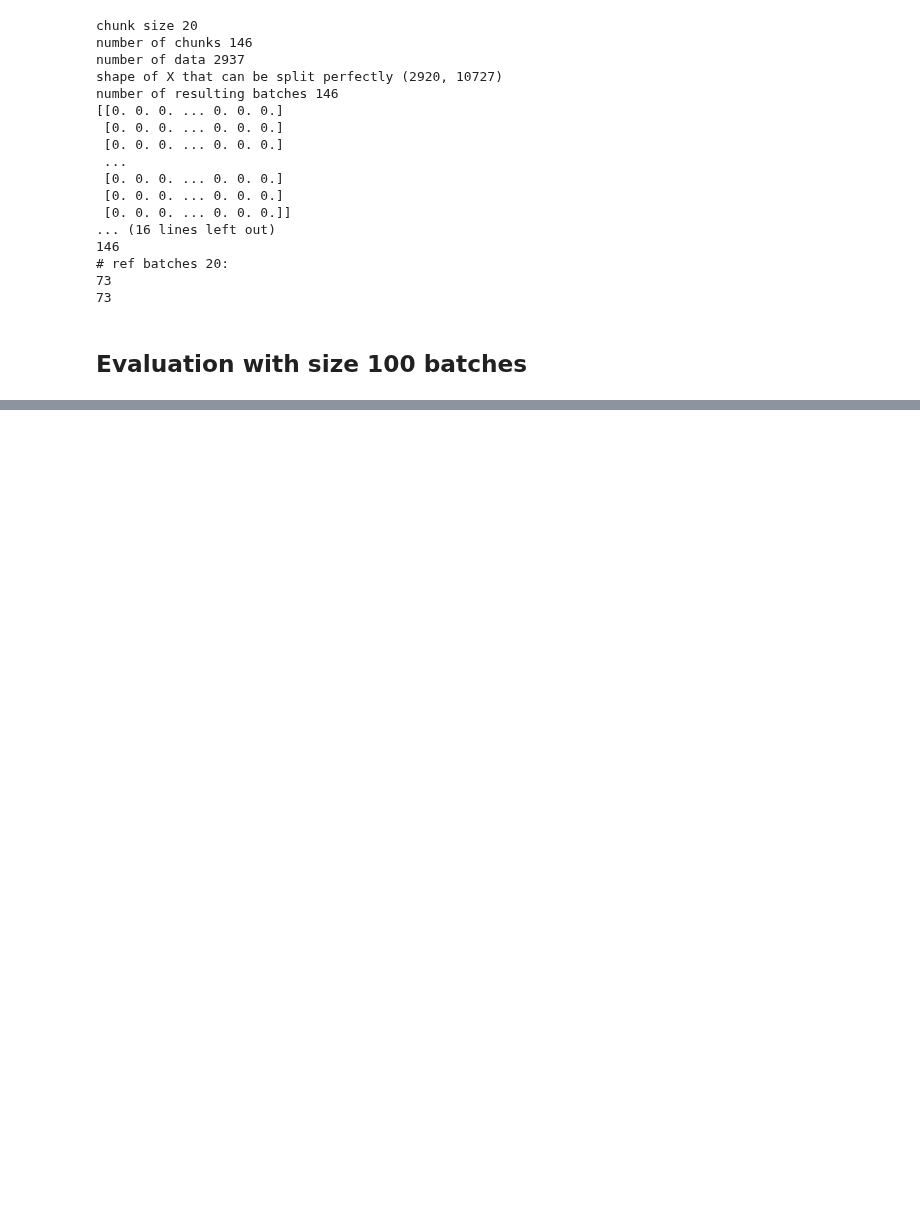
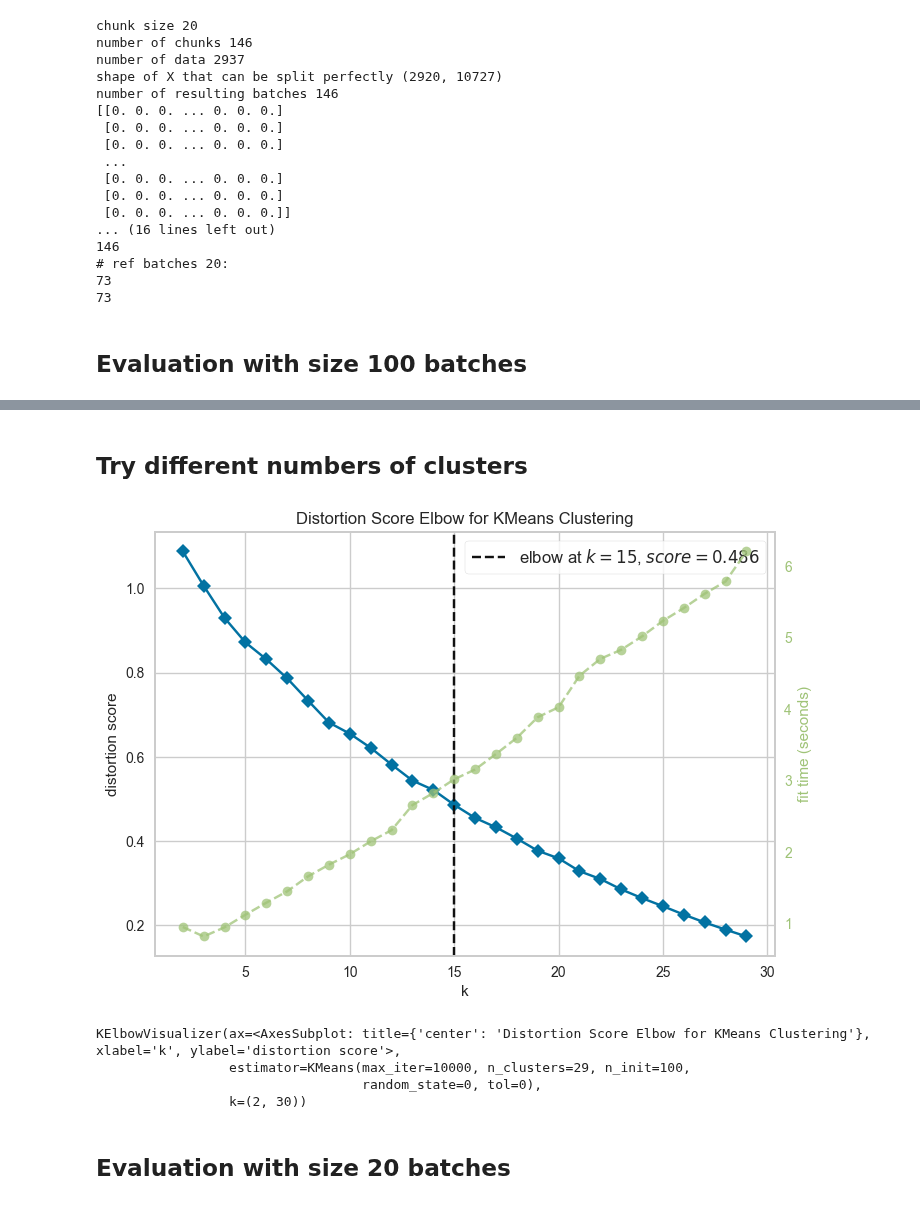
Before and after one commit to Jindrich455/clustering-drift-detection, a Jupyter notebook: mssw/mssw_spam.ipynb, the cells around one changed output, grey strips where cells are left out. Saved outputs shown, nothing was run; the diff lists cells and outputs as text; code cells hidden in the pictures; blank space fills up the shorter version.

```diff
--- a/mssw/mssw_spam.ipynb
+++ b/mssw/mssw_spam.ipynb
@@ -164,0 +226,24 @@ something
+# %% [markdown]
+## Try different numbers of clusters
+# %%
+from yellowbrick.cluster.elbow import kelbow_visualizer
+from yellowbrick.datasets.loaders import load_nfl
+from sklearn.cluster import KMeans
+
+
+kmeans = KMeans(
+    n_init=100,
+    max_iter=10000,
+    tol=0,
+    random_state=0
+)
+
+kelbow_visualizer(kmeans, weighted_joined_reference_data_50, k=(2, 30))
+# %% [output]
+[figure, added]
+KElbowVisualizer(ax=<AxesSubplot: title={'center': 'Distortion Score Elbow for KMeans Clustering'}, xlabel='k', ylabel='distortion score'>,
+                 estimator=KMeans(max_iter=10000, n_clusters=29, n_init=100,
+                                  random_state=0, tol=0),
+                 k=(2, 30))
+# %% [markdown]
+## Evaluation with size 20 batches
```
Also changed, not shown: parts of 11 cells of this notebook, 3 other files.
